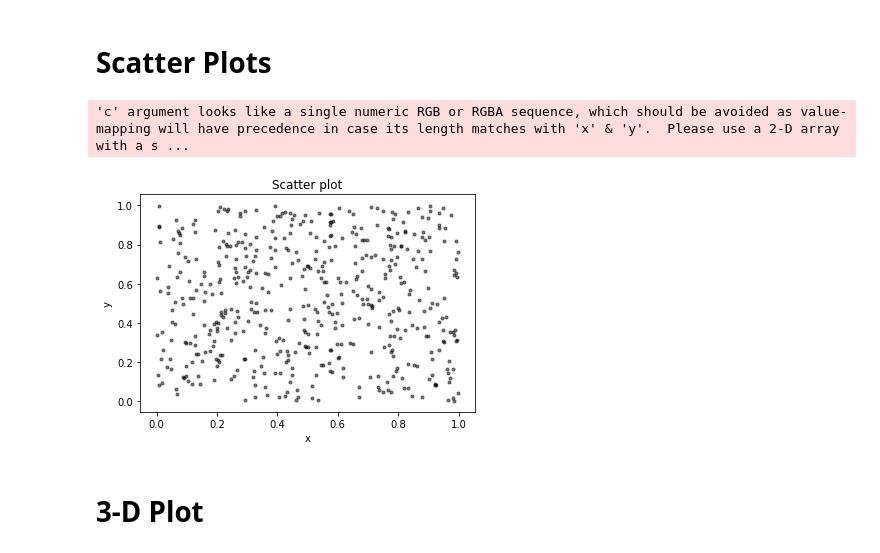
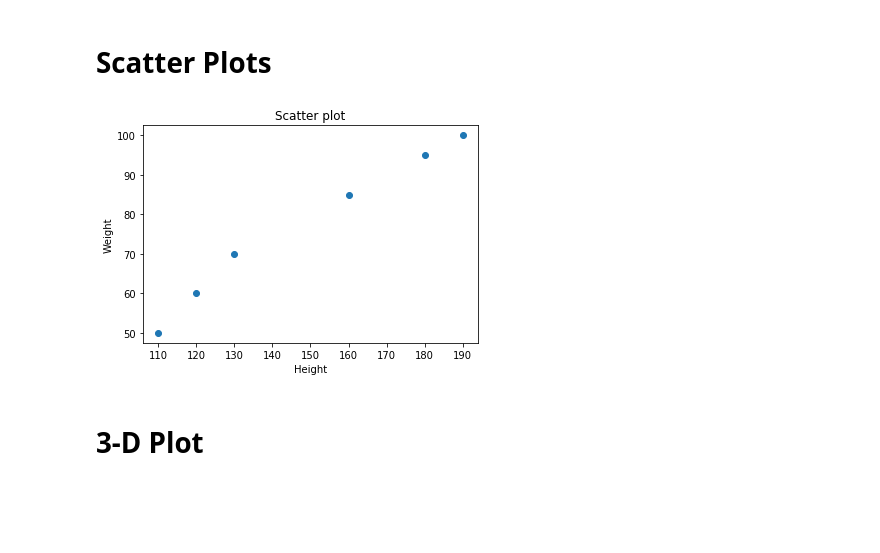
Before and after one commit to neerja198/Data-Science-Portfolio-in-Python, a Jupyter notebook: MatplotLib_Visualisation.ipynb, the cells around one changed output. Cells and saved outputs as stored; diff of their text form; code cells hidden in the pictures; blank space fills up the shorter version.

```diff
--- a/MatplotLib_Visualisation.ipynb
+++ b/MatplotLib_Visualisation.ipynb
@@ -259,21 +264,16 @@ plt.show()
 # %% [markdown]
 # **Scatter Plots**
-# %%
-N = 500
-x = np.random.rand(N)
-y = np.random.rand(N)
-colors = (0,0,0)
-area = np.pi*3
-
-# Plot
-plt.scatter(x, y, s=area, c=colors, alpha=0.5)
-plt.title('Scatter plot')
-plt.xlabel('x')
-plt.ylabel('y')
-plt.show()
-# %% [output]
-'c' argument looks like a single numeric RGB or RGBA sequence, which should be avoided as value-mapping will have precedence in case its length matches with 'x' & 'y'.  Please use a 2-D array with a s ...
-[figure, removed]
+# %%
+Height = np.array([110,120,130,160,180,190])
+Weight = np.array([50,60,70,85,95,100])
+# Plot
+plt.scatter(Height,Weight)
+plt.title('Scatter plot')
+plt.xlabel('Height')
+plt.ylabel('Weight')
+plt.show()
+# %% [output]
+[figure, added]
 # %% [markdown]
 # **3-D Plot**
 # %%
```
Also changed, not shown: parts of 7 cells of this notebook.
